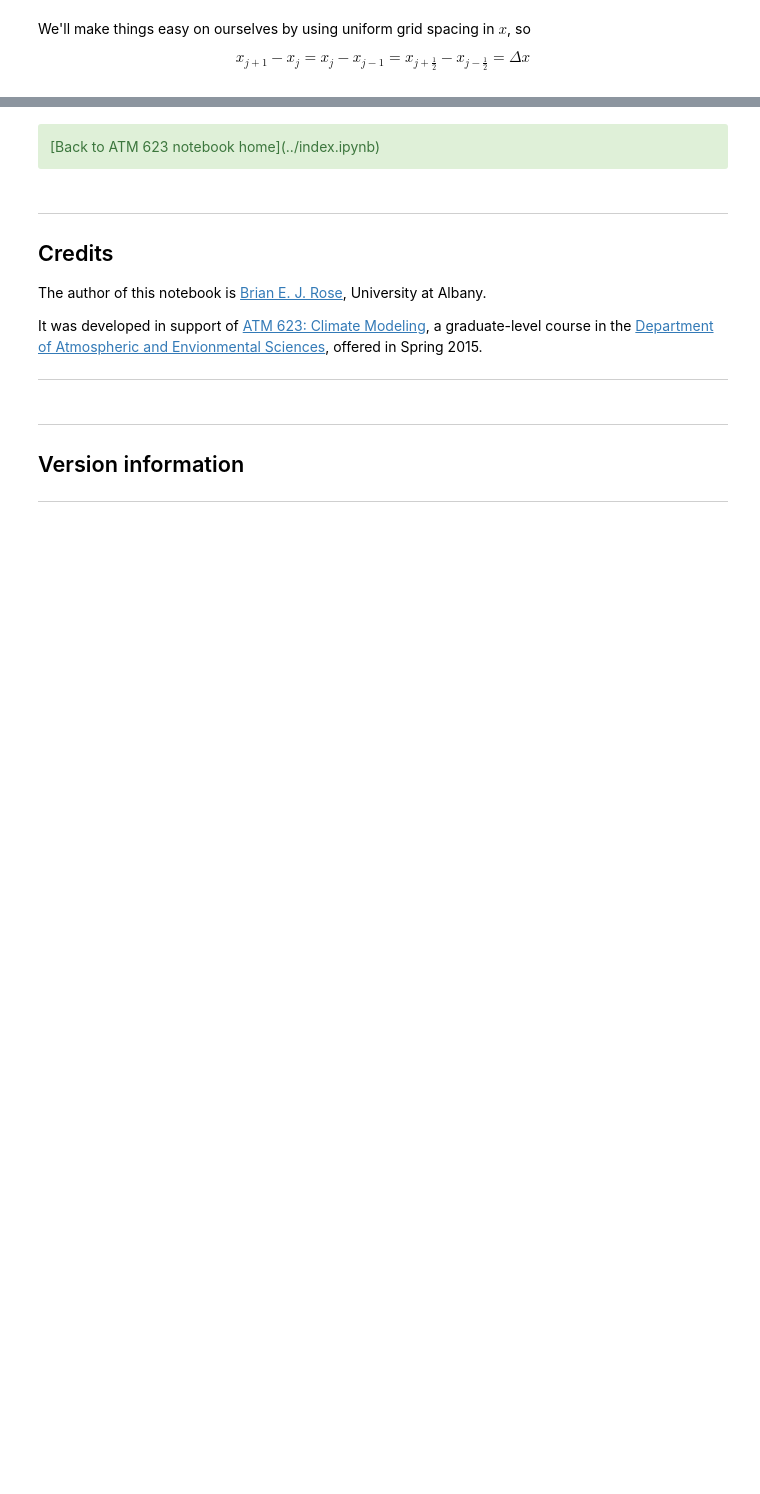
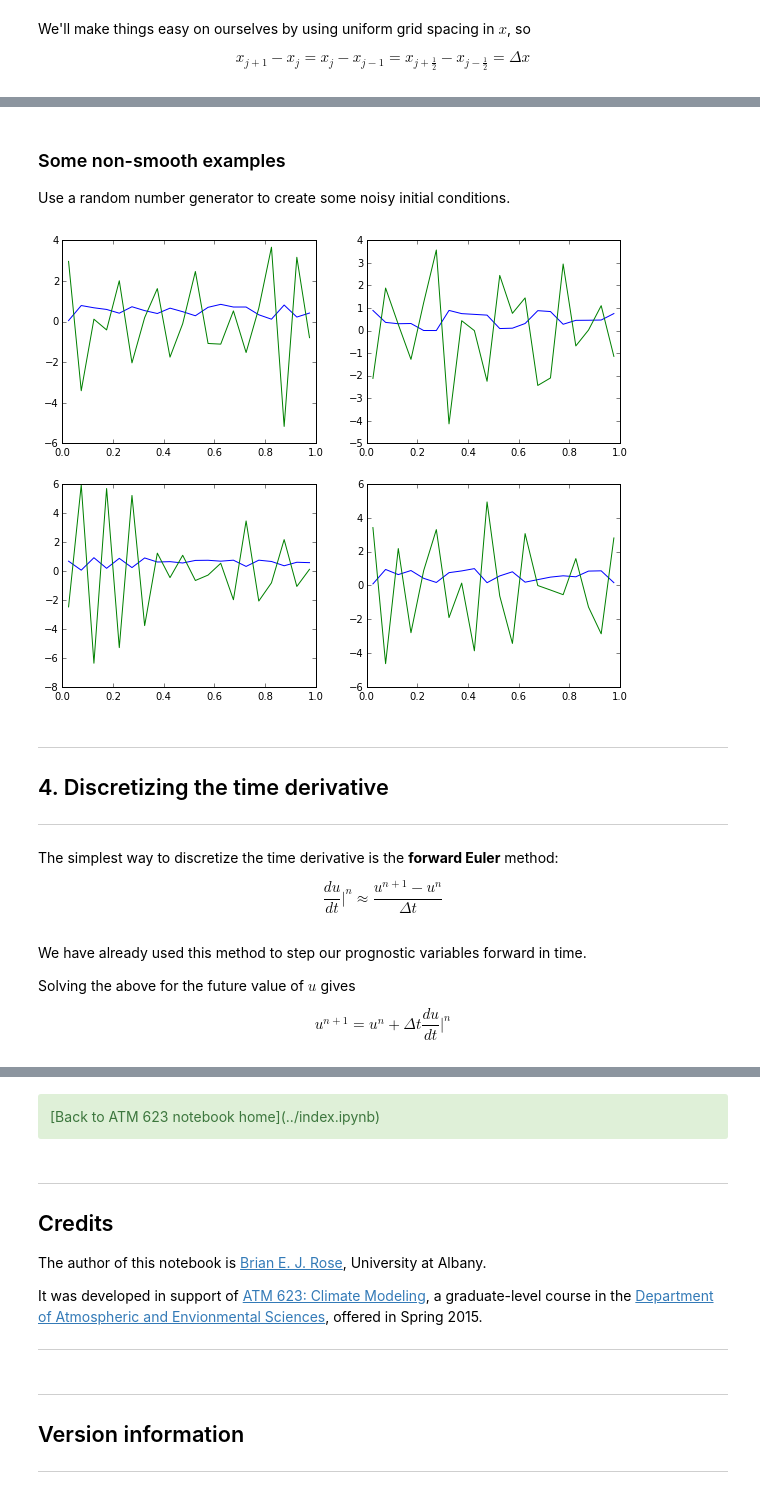
Before and after one commit to brian-rose/ClimateModeling_courseware, a Jupyter notebook: Lectures/Lecture16 -- Numerical methods for diffusion models.ipynb, the cells around one changed output, grey strips where cells are left out. Cells and saved outputs as stored; diff of their text form; code cells hidden in the pictures; blank space fills up the shorter version.

```diff
--- a/Lectures/Lecture16 -- Numerical methods for diffusion models.ipynb
+++ b/Lectures/Lecture16 -- Numerical methods for diffusion models.ipynb
@@ -88,0 +262,30 @@ $$ \frac{\partial u}{\partial t} \bigg|_j  \approx D \frac{ u_{j+1} - 2 u_{j} +
+# %% [markdown]
+### Some non-smooth examples
+
+Use a random number generator to create some noisy initial conditions.
+# %%
+fig = plt.figure(figsize=(10,8))
+for n in range(4):
+    u = np.random.random(J)
+    dudt = diffusion(u, deltax, K)
+    ax = fig.add_subplot(2,2,n+1)
+    ax.plot(x, u)
+    ax.plot(x, dudt)
+# %% [output]
+[figure, added]
+# %% [markdown]
+____________
+<a id='section4'></a>
+
+## 4. Discretizing the time derivative
+____________
+# %% [markdown]
+The simplest way to discretize the time derivative is the **forward Euler** method:
+
+$$ \frac{d u}{dt} \bigg|^n \approx \frac{u^{n+1} - u^n}{\Delta t} $$
+# %% [markdown]
+We have already used this method to step our prognostic variables forward in time.
+
+Solving the above for the future value of $u$ gives
+
+$$ u^{n+1} = u^n + \Delta t \frac{d u}{dt} \bigg|^n $$
```
Also changed, not shown: parts of 69 cells of this notebook.
